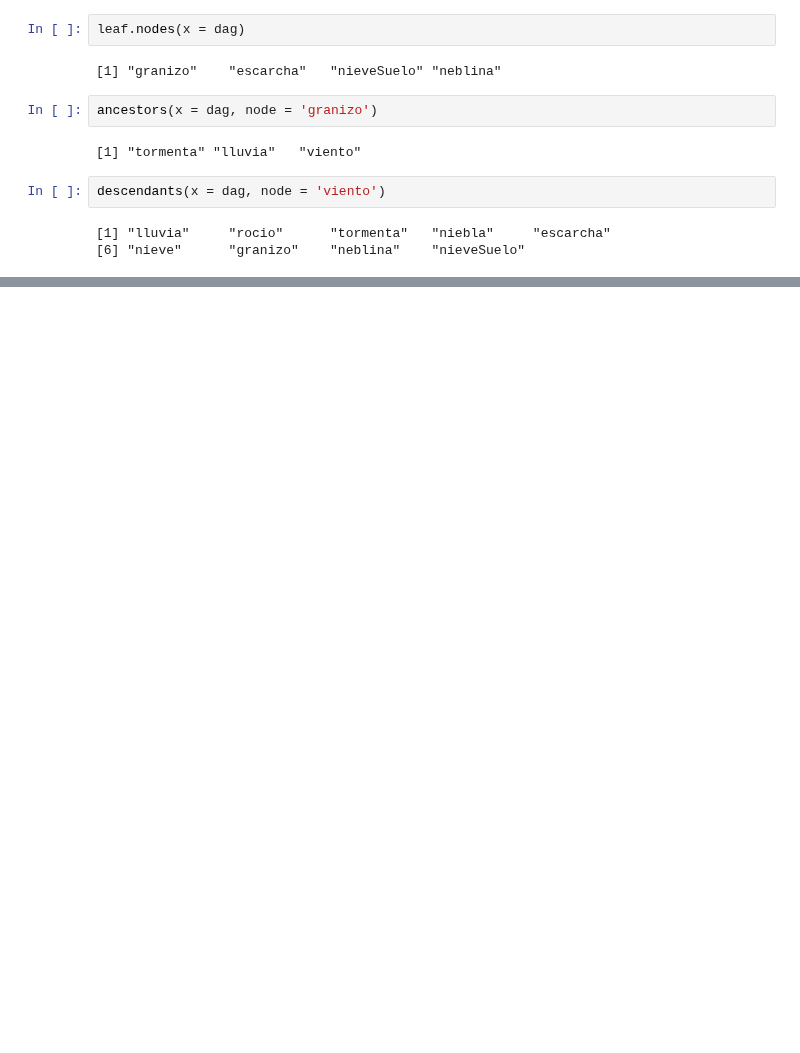
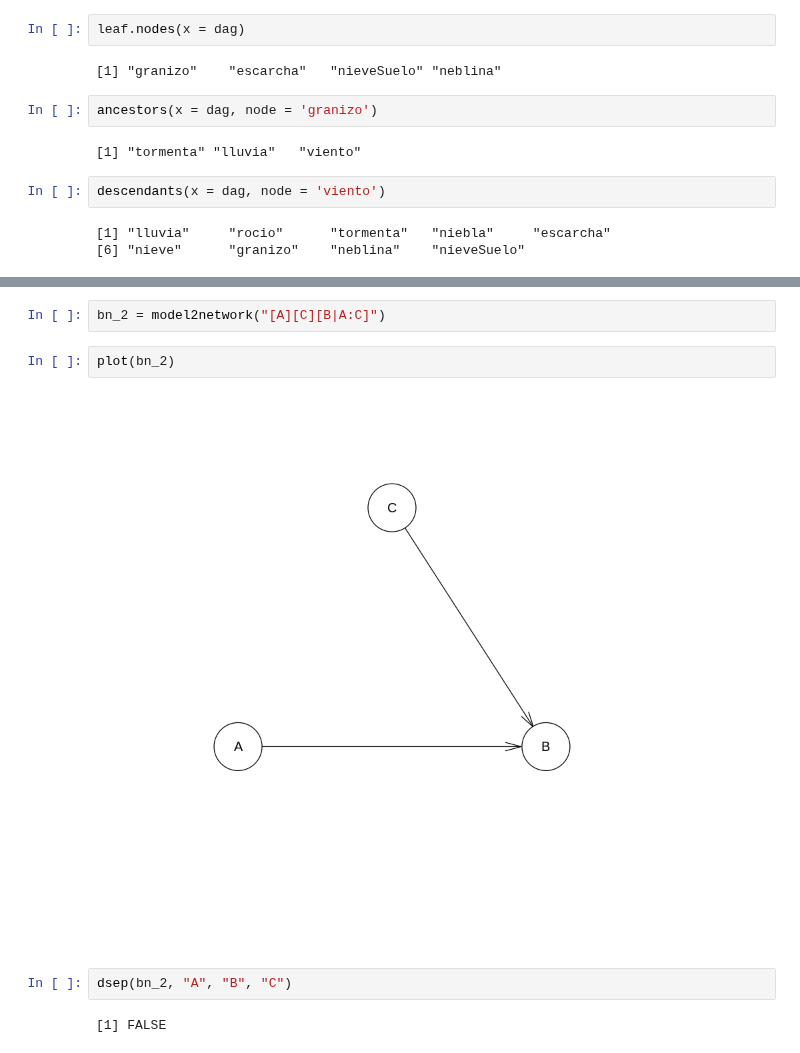
Before and after one commit to yerartdev/m1970-machine-learning-ii, a Jupyter notebook: lab/bn/gmg-bn-playground.ipynb, the cells around one changed output, grey strips where cells are left out. Saved outputs shown, nothing was run; the diff lists cells and outputs as text; blank space fills up the shorter version.

```diff
--- a/lab/bn/gmg-bn-playground.ipynb
+++ b/lab/bn/gmg-bn-playground.ipynb
@@ -763,0 +772,10 @@ ifelse(test = , yes = , no = )
+# %%
+bn_2 = model2network("[A][C][B|A:C]")
+# %%
+plot(bn_2)
+# %% [output]
+[figure, added]
+# %%
+dsep(bn_2, "A", "B", "C")
+# %% [output]
+[1] FALSE
```
Also changed, not shown: parts of 4 cells of this notebook.
